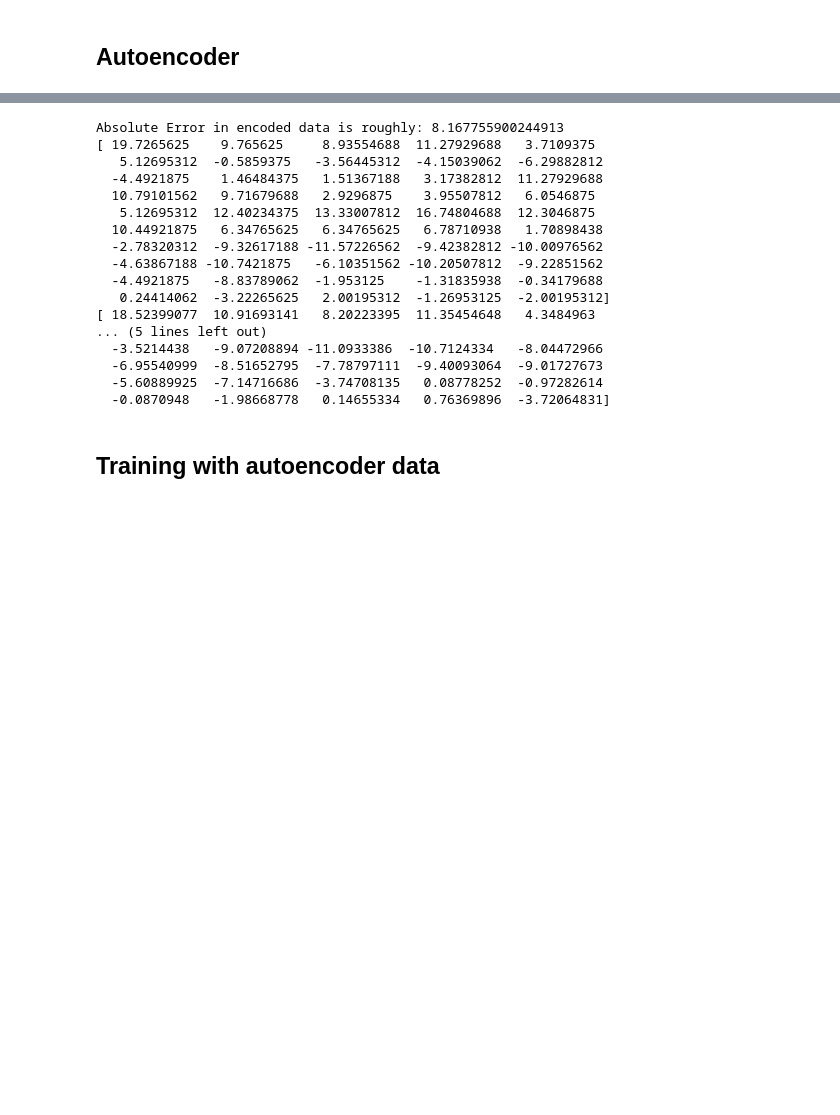
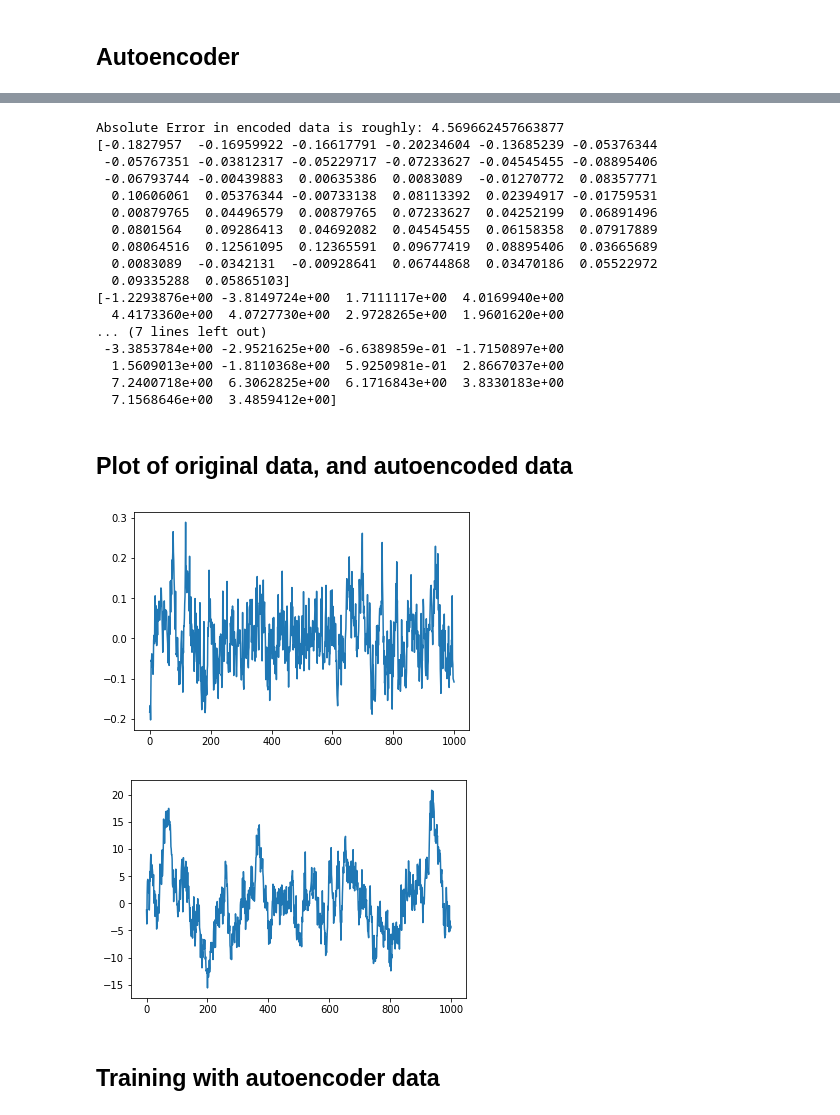
Before and after one commit to tluccs/neural_nets, a Jupyter notebook: EEG_loading.ipynb, the cells around one changed output, grey strips where cells are left out. Saved outputs shown, nothing was run; the diff lists cells and outputs as text; code cells hidden in the pictures; blank space fills up the shorter version.

Commit message:
Can someone train the autoencoder?

```diff
--- a/EEG_loading.ipynb
+++ b/EEG_loading.ipynb
@@ -244,9 +245,11 @@ Test accuracy: 0.2923728816084943
 # %% [markdown]
 ## Autoencoder
 # %%
-
+normed_X_train = X_train/np.max(X_train)
+normed_X_val = X_val/np.max(X_val)
+normed_X_test = X_test/np.max(X_test)
 autoencoder = Autoencoder(X_train, X_val, X_test)
-autoencoder.train()
-new_data = autoencoder.predict(X_train).reshape(X_train.shape)
+autoencoder.train(epochs=20)
+new_data = autoencoder.predict(X_train)
 # %% [output]
 Train on 1904 samples, validate on 211 samples
@@ -263,26 +260,40 @@ Epoch 5/5
 # %%
-abs_err = np.abs(X_train - new_data)
+abs_err = np.abs(normed_X_train - new_data)
 print("Absolute Error in encoded data is roughly: " + str(np.mean(abs_err)))
-print(X_train[0,0,0:50])
-print(X_train_restored[0,0,0:50])
+print(normed_X_train[0,0,0:50])
+print(new_data[0,0,0:50])
 # %% [output]
-Absolute Error in encoded data is roughly: 8.167755900244913
-[ 19.7265625    9.765625     8.93554688  11.27929688   3.7109375
-   5.12695312  -0.5859375   -3.56445312  -4.15039062  -6.29882812
-  -4.4921875    1.46484375   1.51367188   3.17382812  11.27929688
-  10.79101562   9.71679688   2.9296875    3.95507812   6.0546875
-   5.12695312  12.40234375  13.33007812  16.74804688  12.3046875
-  10.44921875   6.34765625   6.34765625   6.78710938   1.70898438
-  -2.78320312  -9.32617188 -11.57226562  -9.42382812 -10.00976562
-  -4.63867188 -10.7421875   -6.10351562 -10.20507812  -9.22851562
-  -4.4921875   -8.83789062  -1.953125    -1.31835938  -0.34179688
-   0.24414062  -3.22265625   2.00195312  -1.26953125  -2.00195312]
-[ 18.52399077  10.91693141   8.20223395  11.35454648   4.3484963
-... (5 lines left out)
-  -3.5214438   -9.07208894 -11.0933386  -10.7124334   -8.04472966
-  -6.95540999  -8.51652795  -7.78797111  -9.40093064  -9.01727673
-  -5.60889925  -7.14716686  -3.74708135   0.08778252  -0.97282614
-  -0.0870948   -1.98668778   0.14655334   0.76369896  -3.72064831]
+Absolute Error in encoded data is roughly: 4.569662457663877
+[-0.1827957  -0.16959922 -0.16617791 -0.20234604 -0.13685239 -0.05376344
+ -0.05767351 -0.03812317 -0.05229717 -0.07233627 -0.04545455 -0.08895406
+ -0.06793744 -0.00439883  0.00635386  0.0083089  -0.01270772  0.08357771
+  0.10606061  0.05376344 -0.00733138  0.08113392  0.02394917 -0.01759531
+  0.00879765  0.04496579  0.00879765  0.07233627  0.04252199  0.06891496
+  0.0801564   0.09286413  0.04692082  0.04545455  0.06158358  0.07917889
+  0.08064516  0.12561095  0.12365591  0.09677419  0.08895406  0.03665689
+  0.0083089  -0.0342131  -0.00928641  0.06744868  0.03470186  0.05522972
+  0.09335288  0.05865103]
+[-1.2293876e+00 -3.8149724e+00  1.7111117e+00  4.0169940e+00
+  4.4173360e+00  4.0727730e+00  2.9728265e+00  1.9601620e+00
+... (7 lines left out)
+ -3.3853784e+00 -2.9521625e+00 -6.6389859e-01 -1.7150897e+00
+  1.5609013e+00 -1.8110368e+00  5.9250981e-01  2.8667037e+00
+  7.2400718e+00  6.3062825e+00  6.1716843e+00  3.8330183e+00
+  7.1568646e+00  3.4859412e+00]
+# %% [markdown]
+## Plot of original data, and autoencoded data
+# %%
+original = normed_X_train[0,0,:]
+autoencoded = new_data[0,0,:]
+
+plt.plot(range(len(original)), original)
+plt.show()
+
+plt.plot(range(len(autoencoded)), autoencoded)
+plt.show()
+# %% [output]
+[figure, added]
+[figure, added]
 # %% [markdown]
 ## Training with autoencoder data
 # %%
```
Also changed, not shown: parts of 3 cells of this notebook, 1 other file.
